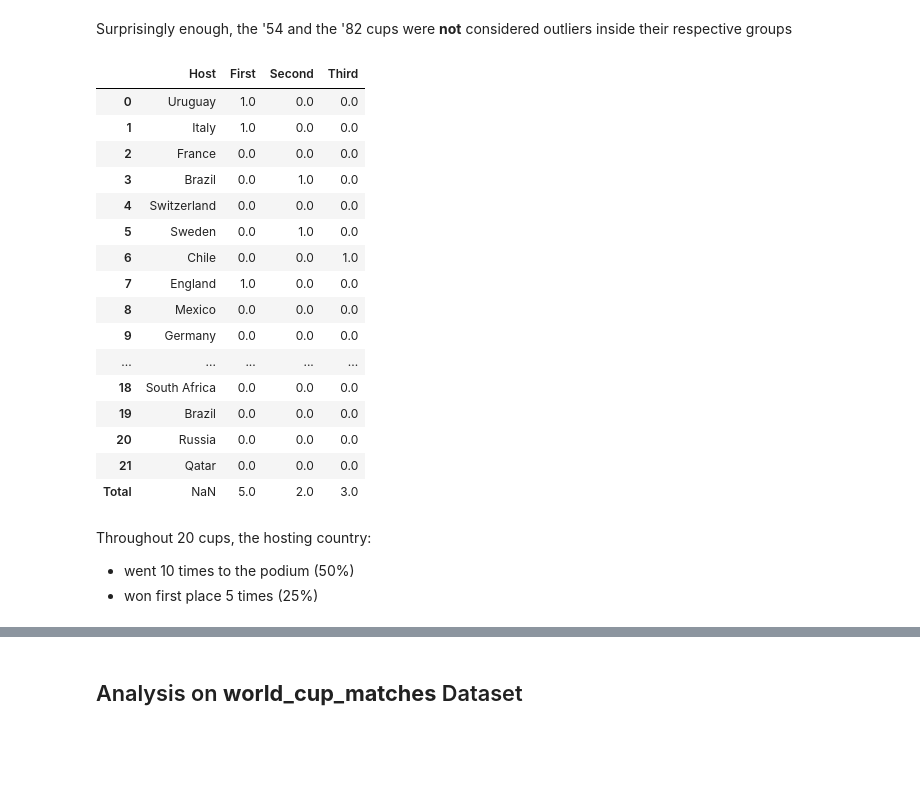
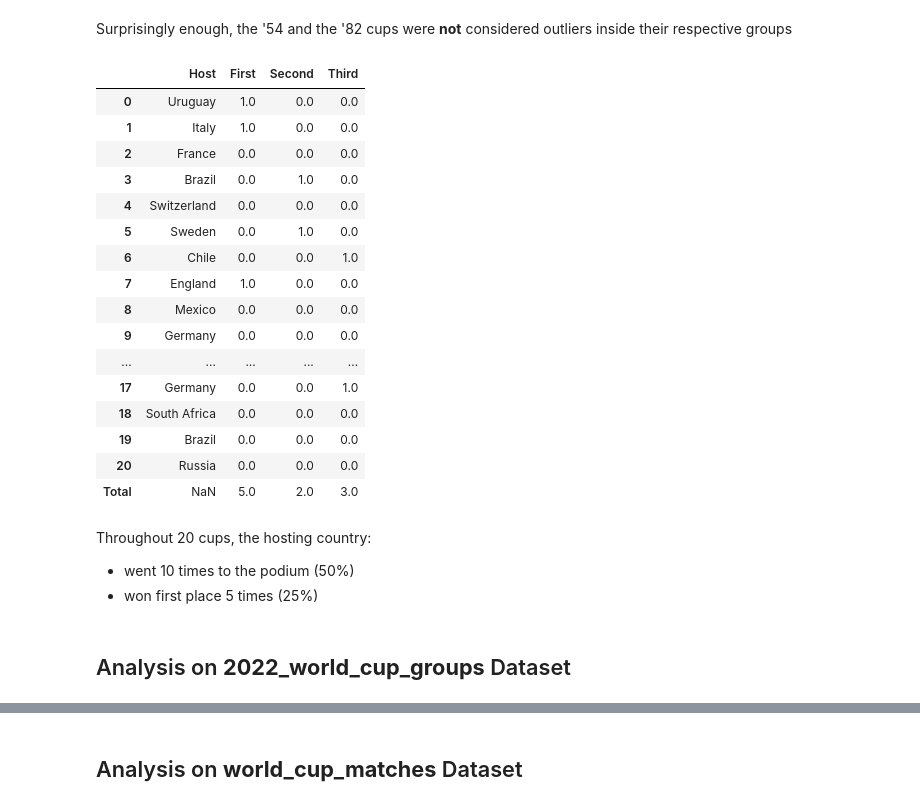
Before and after one commit to gmargonato/Machine_Learning_Projects, a Jupyter notebook: world_cup_2022.ipynb, the cells around one changed output, grey strips where cells are left out. Cells and saved outputs as stored; diff of their text form; code cells hidden in the pictures; blank space fills up the shorter version.

```diff
--- a/world_cup_2022.ipynb
+++ b/world_cup_2022.ipynb
@@ -88,7 +88,7 @@ data_dictionary
 # %% [markdown]
 ## Analysis on **world_cups** Dataset
 # %%
-df_world_cups = d['world_cups']
+df_world_cups = d['world_cups'].copy()
 df_world_cups.tail()
 # %% [output]
 |  | Year | Host Country | Winner | Runners-Up | Third | Fourth | Goals Scored | Qualified Teams | ... |
@@ -98,6 +98,7 @@ df_world_cups.tail()
 | 20 | 2018 | Russia | France | Croatia | Belgium | England | 169.0 | 32 | ... |
 | 21 | 2022 | Qatar | NaN | NaN | NaN | NaN | NaN | 32 | ... |
 # %%
-#Handling null values
-pd.isnull(df_world_cups).sum()
+# Handling null values
+df_world_cups.dropna(subset=['Winner'], inplace = True)
+df_world_cups
 # %% [output]
@@ -114,8 +121,0 @@ dtype: int64
-# %%
-empty_str_cols = ['Winner','Runners-Up','Third','Fourth']
-for col in empty_str_cols:
-    df_world_cups[col] = df_world_cups[col].fillna('TBD')
-
-df_world_cups['Goals Scored'] = df_world_cups['Goals Scored'].fillna(0)
-
-df_world_cups
@@ -213,44 +192,46 @@ Surprisingly enough, the '54 and the '82 cups were **not** considered outliers i
 # %%
 # Influence of playing home
 
-df_world_cups2 = df_world_cups[['Host Country','Winner','Runners-Up','Third']].copy()
+df_world_cups3 = df_world_cups[['Host Country','Winner','Runners-Up','Third']].copy()
 
 # Renaming columns
-df_world_cups2.rename(
+df_world_cups3.rename(
     columns={
         'Host Country': 'Host',
         'Winner': 'First',
         'Runners-Up' : 'Second'
     },
     inplace=True
 )
 
 # Check if final placement equals host
 
 for col in ['First','Second','Third']:
-    df_world_cups2[col] = np.where(df_world_cups2['Host'] == df_world_cups2[col], 1, 0)
+    df_world_cups3[col] = np.where(df_world_cups3['Host'] == df_world_cups3[col], 1, 0)
 
 # New row summarizing columns
-df_world_cups2.append(df_world_cups2.sum(numeric_only=True).rename('Total'))
+df_world_cups3.append(df_world_cups3.sum(numeric_only=True).rename('Total'))
 # %% [output]
 |  | Host | First | Second | Third |
 | 0 | Uruguay | 1.0 | 0.0 | 0.0 |
 | 1 | Italy | 1.0 | 0.0 | 0.0 |
 | 2 | France | 0.0 | 0.0 | 0.0 |
 | 3 | Brazil | 0.0 | 1.0 | 0.0 |
 | 4 | Switzerland | 0.0 | 0.0 | 0.0 |
 | 5 | Sweden | 0.0 | 1.0 | 0.0 |
 | 6 | Chile | 0.0 | 0.0 | 1.0 |
 | 7 | England | 1.0 | 0.0 | 0.0 |
 | 8 | Mexico | 0.0 | 0.0 | 0.0 |
 | 9 | Germany | 0.0 | 0.0 | 0.0 |
 | ... | ... | ... | ... | ... |
+| 17 | Germany | 0.0 | 0.0 | 1.0 |
 | 18 | South Africa | 0.0 | 0.0 | 0.0 |
 | 19 | Brazil | 0.0 | 0.0 | 0.0 |
 | 20 | Russia | 0.0 | 0.0 | 0.0 |
-| 21 | Qatar | 0.0 | 0.0 | 0.0 |
 | Total | NaN | 5.0 | 2.0 | 3.0 |
 # %% [markdown]
 Throughout 20 cups, the hosting country:
 - went 10 times to the podium (50%)
 - won first place 5 times (25%)
+# %% [markdown]
+## Analysis on **2022_world_cup_groups** Dataset
```
Also changed, not shown: parts of 20 cells of this notebook.
